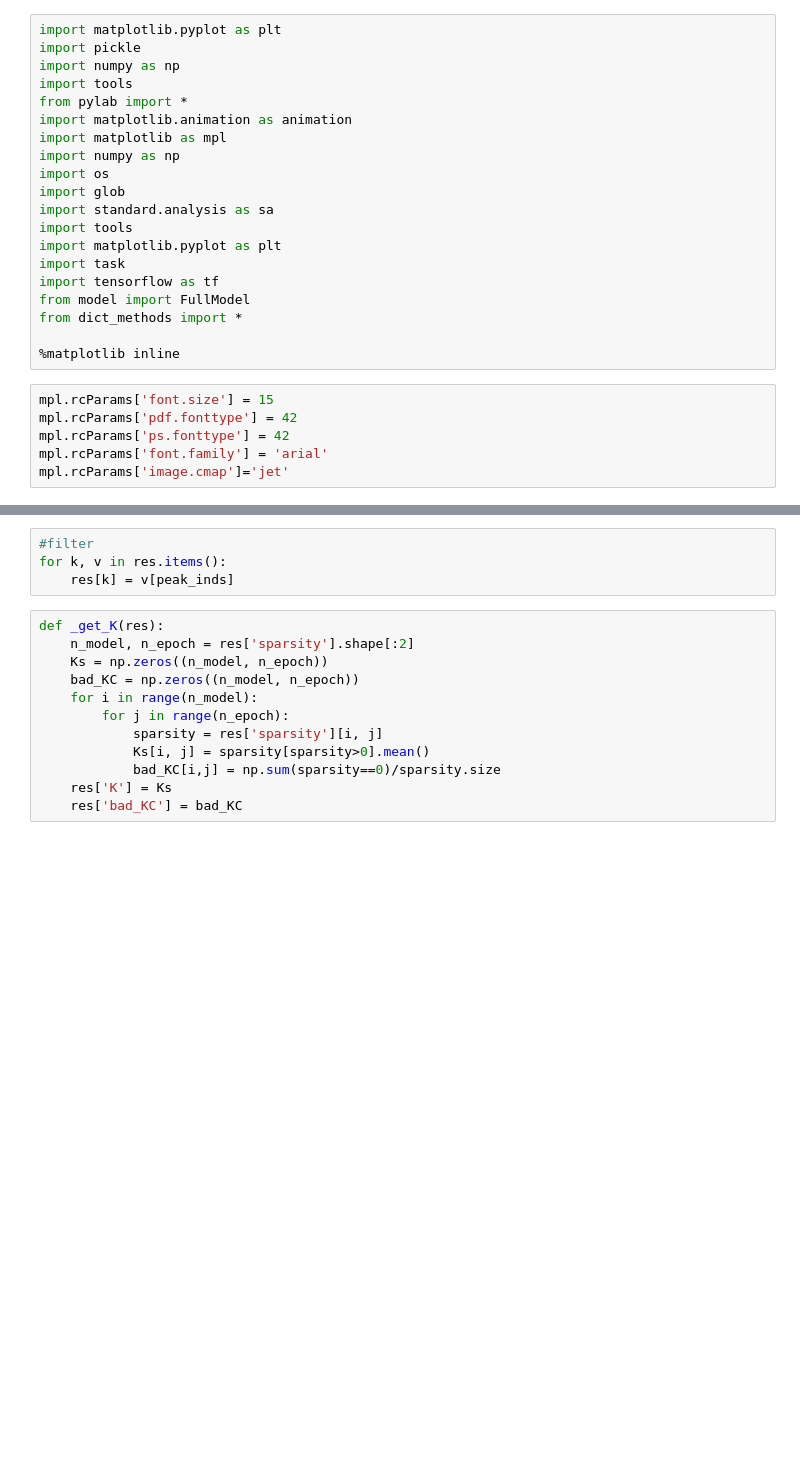
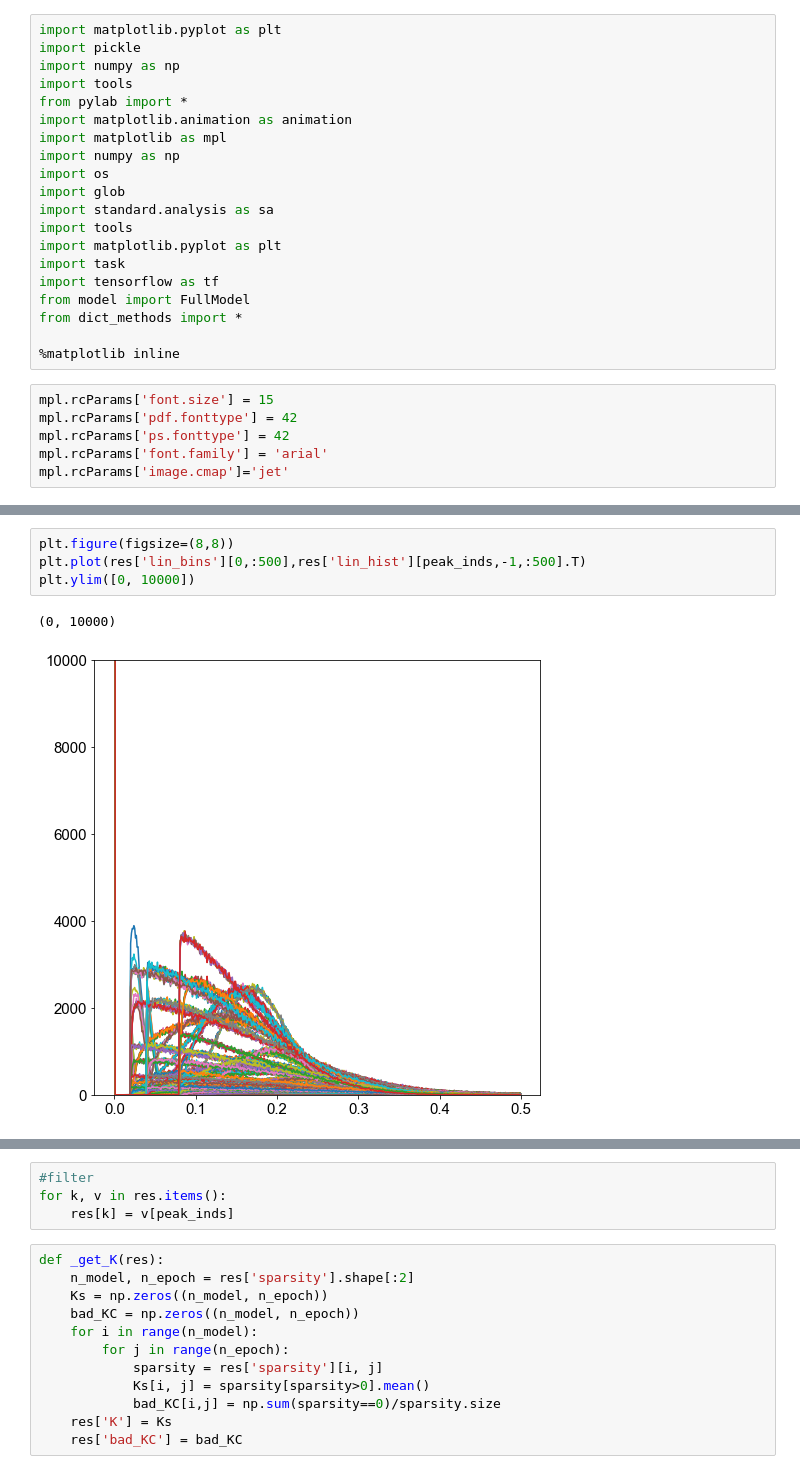
Before and after one commit to gyyang/olfaction_evolution, a Jupyter notebook: notebooks/analyze_K_big.ipynb, the cells around one changed output, grey strips where cells are left out. Drawn from its saved outputs; the diff is of its cells as text; blank space fills up the shorter version.

```diff
--- a/notebooks/analyze_K_big.ipynb
+++ b/notebooks/analyze_K_big.ipynb
@@ -77,0 +84,7 @@ array([ True,  True,  True,  True,  True,  True,  True,  True,  True,
+# %%
+plt.figure(figsize=(8,8))
+plt.plot(res['lin_bins'][0,:500],res['lin_hist'][peak_inds,-1,:500].T)
+plt.ylim([0, 10000])
+# %% [output]
+(0, 10000)
+[figure, added]
```
Also changed, not shown: parts of 28 cells of this notebook.
